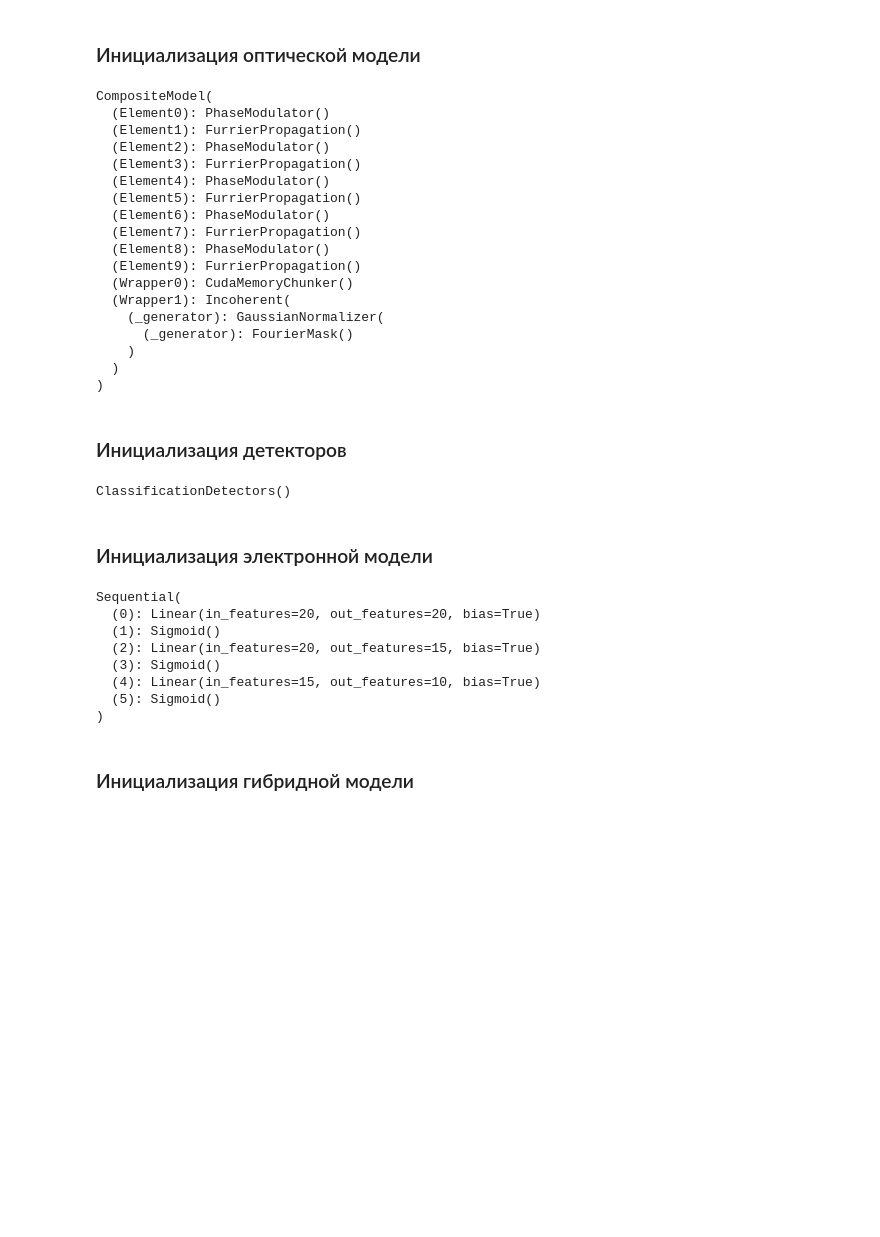
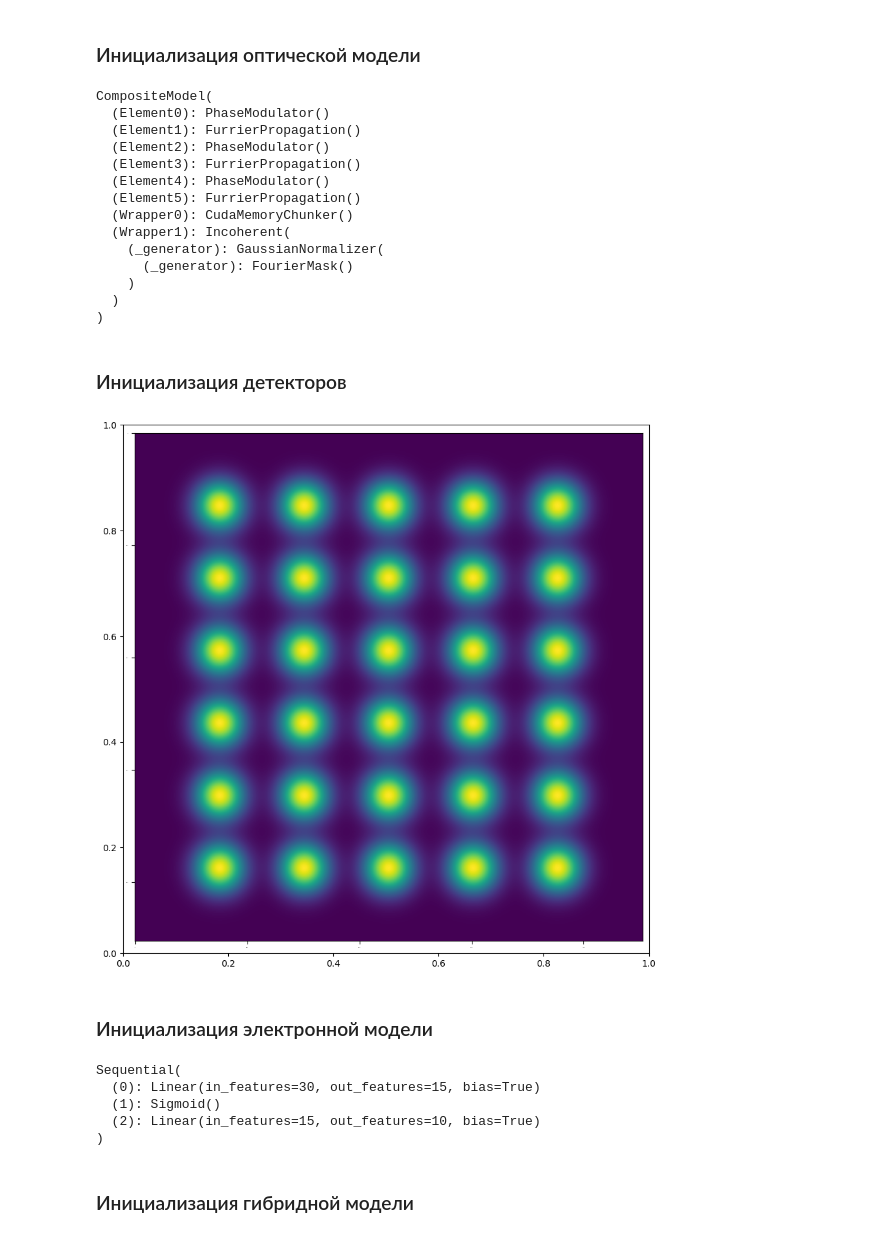
Before and after one commit to Belashov641618/OpticalEncoder, a Jupyter notebook: notebooks/ID2NN Training.ipynb, the cells around one changed output. Saved outputs shown, nothing was run; the diff lists cells and outputs as text; code cells hidden in the pictures; blank space fills up the shorter version.

```diff
--- a/notebooks/ID2NN Training.ipynb
+++ b/notebooks/ID2NN Training.ipynb
@@ -104,7 +127,7 @@ for modulator in modulators[1:]:
     elements.append(modulator)
 elements.append(propagation)
 
-chunker = CudaMemoryChunker(10)
+chunker = CudaMemoryChunker()
 
 optical = CompositeModel(*elements)
 optical.wrap(chunker)
@@ -118,10 +141,6 @@ CompositeModel(
   (Element3): FurrierPropagation()
   (Element4): PhaseModulator()
   (Element5): FurrierPropagation()
-  (Element6): PhaseModulator()
-  (Element7): FurrierPropagation()
-  (Element8): PhaseModulator()
-  (Element9): FurrierPropagation()
   (Wrapper0): CudaMemoryChunker()
   (Wrapper1): Incoherent(
     (_generator): GaussianNormalizer(
@@ -132,33 +151,35 @@ CompositeModel(
 # %% [markdown]
 ### Инициализация детекторов
 # %%
-detectors_amount = 20
+detectors_amount = 30
 
 spectral_filter = Window(centers=wavelength, sizes=300.0E-9)
 detectors_filter = Gaussian((length/30, length/30), (0,0))
 detectors = ClassificationDetectors(N, length, wavelength, detectors_amount, detectors_filter, spectral_filter)
 detectors.to(optical.device)
+
+plot = TiledPlot(*FigureWidthHeight)
+plot.FontLibrary = FontLibrary
+plot.axes.add(0,0).imshow(torch.sum(detectors.filter, dim=0), aspect='auto')
+plot.show()
 # %% [output]
-ClassificationDetectors()
+[figure, added]
 # %% [markdown]
 ### Инициализация электронной модели
 # %%
-layers_structure = [detectors_amount, detectors_amount, 15, 10]
+layers_structure = [detectors_amount, 15, 10]
 
 layers = []
 for nodes0, nodes1 in zip(layers_structure[:-1], layers_structure[1:]):
     layers.append(torch.nn.Linear(nodes0, nodes1))
     layers.append(torch.nn.Sigmoid())
-electronic = torch.nn.Sequential(*layers)
+electronic = torch.nn.Sequential(*layers[:-1])
 electronic.to(optical.device)
 # %% [output]
 Sequential(
-  (0): Linear(in_features=20, out_features=20, bias=True)
+  (0): Linear(in_features=30, out_features=15, bias=True)
   (1): Sigmoid()
-  (2): Linear(in_features=20, out_features=15, bias=True)
-  (3): Sigmoid()
-  (4): Linear(in_features=15, out_features=10, bias=True)
-  (5): Sigmoid()
+  (2): Linear(in_features=15, out_features=10, bias=True)
 )
 # %% [markdown]
 ### Инициализация гибридной модели
```
Also changed, not shown: parts of 14 cells of this notebook.
